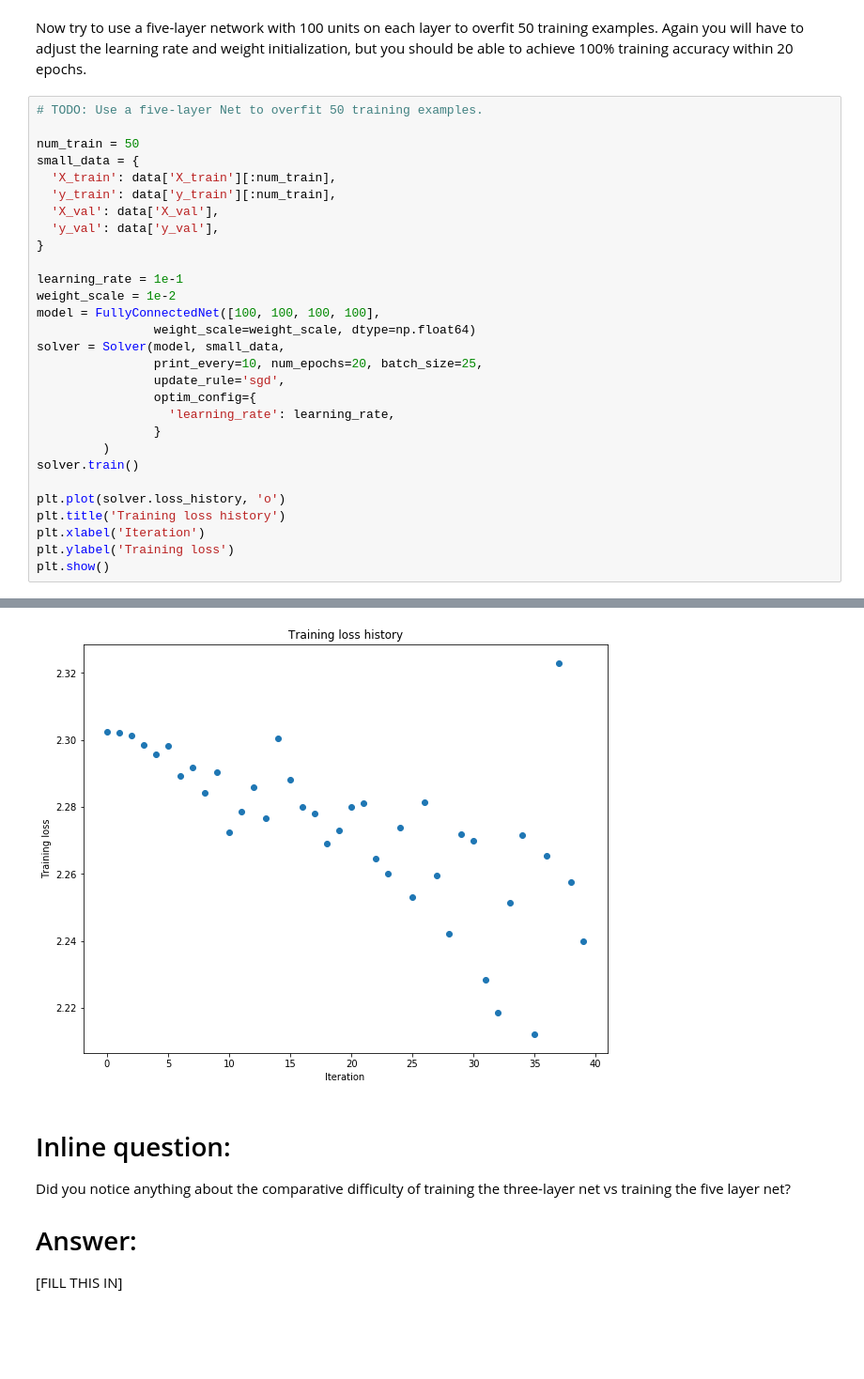
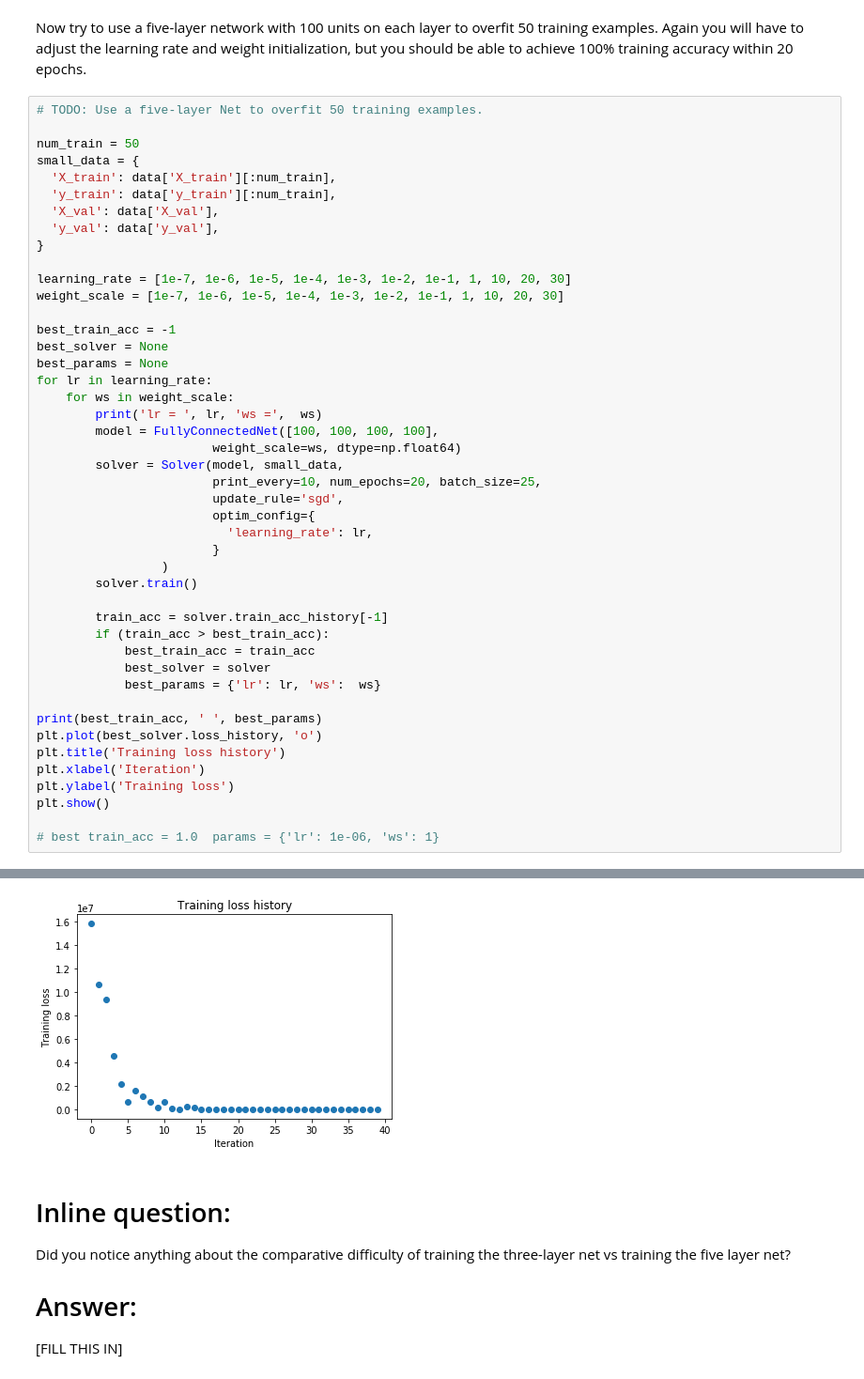
Before and after one commit to slevinsps/neural_networks, a Jupyter notebook: cs231/practice/assignment2/FullyConnectedNets.ipynb, the cells around one changed output, grey strips where cells are left out. Shown at 94% size. Drawn from its saved outputs; the diff is of its cells as text; blank space fills up the shorter version.

```diff
--- a/cs231/practice/assignment2/FullyConnectedNets.ipynb
+++ b/cs231/practice/assignment2/FullyConnectedNets.ipynb
@@ -562,22 +562,38 @@ small_data = {
   'y_val': data['y_val'],
 }
 
-learning_rate = 1e-1
-weight_scale = 1e-2
-model = FullyConnectedNet([100, 100, 100, 100],
-                weight_scale=weight_scale, dtype=np.float64)
-solver = Solver(model, small_data,
-                print_every=10, num_epochs=20, batch_size=25,
-                update_rule='sgd',
-                optim_config={
-                  'learning_rate': learning_rate,
-                }
-         )
-solver.train()
+learning_rate = [1e-7, 1e-6, 1e-5, 1e-4, 1e-3, 1e-2, 1e-1, 1, 10, 20, 30]
+weight_scale = [1e-7, 1e-6, 1e-5, 1e-4, 1e-3, 1e-2, 1e-1, 1, 10, 20, 30]
 
-plt.plot(solver.loss_history, 'o')
+best_train_acc = -1
+best_solver = None
+best_params = None
+for lr in learning_rate:
+    for ws in weight_scale:
+        print('lr = ', lr, 'ws =',  ws)
+        model = FullyConnectedNet([100, 100, 100, 100],
+                        weight_scale=ws, dtype=np.float64)
+        solver = Solver(model, small_data,
+                        print_every=10, num_epochs=20, batch_size=25,
+                        update_rule='sgd',
+                        optim_config={
+                          'learning_rate': lr,
+                        }
+                 )
+        solver.train()
+
+        train_acc = solver.train_acc_history[-1]
+        if (train_acc > best_train_acc):
+            best_train_acc = train_acc
+            best_solver = solver
+            best_params = {'lr': lr, 'ws':  ws}
+
+print(best_train_acc, ' ', best_params)
+plt.plot(best_solver.loss_history, 'o')
 plt.title('Training loss history')
 plt.xlabel('Iteration')
 plt.ylabel('Training loss')
 plt.show()
+
+# best train_acc = 1.0  params = {'lr': 1e-06, 'ws': 1}
 # %% [output]
@@ -601,4 +617,4 @@ plt.show()
-[figure, old version]
+[figure, new version]
 # %% [markdown]
 # Inline question:
 Did you notice anything about the comparative difficulty of training the three-layer net vs training the five layer net?
```
Also changed, not shown: parts of 9 cells of this notebook, 3 other files.
